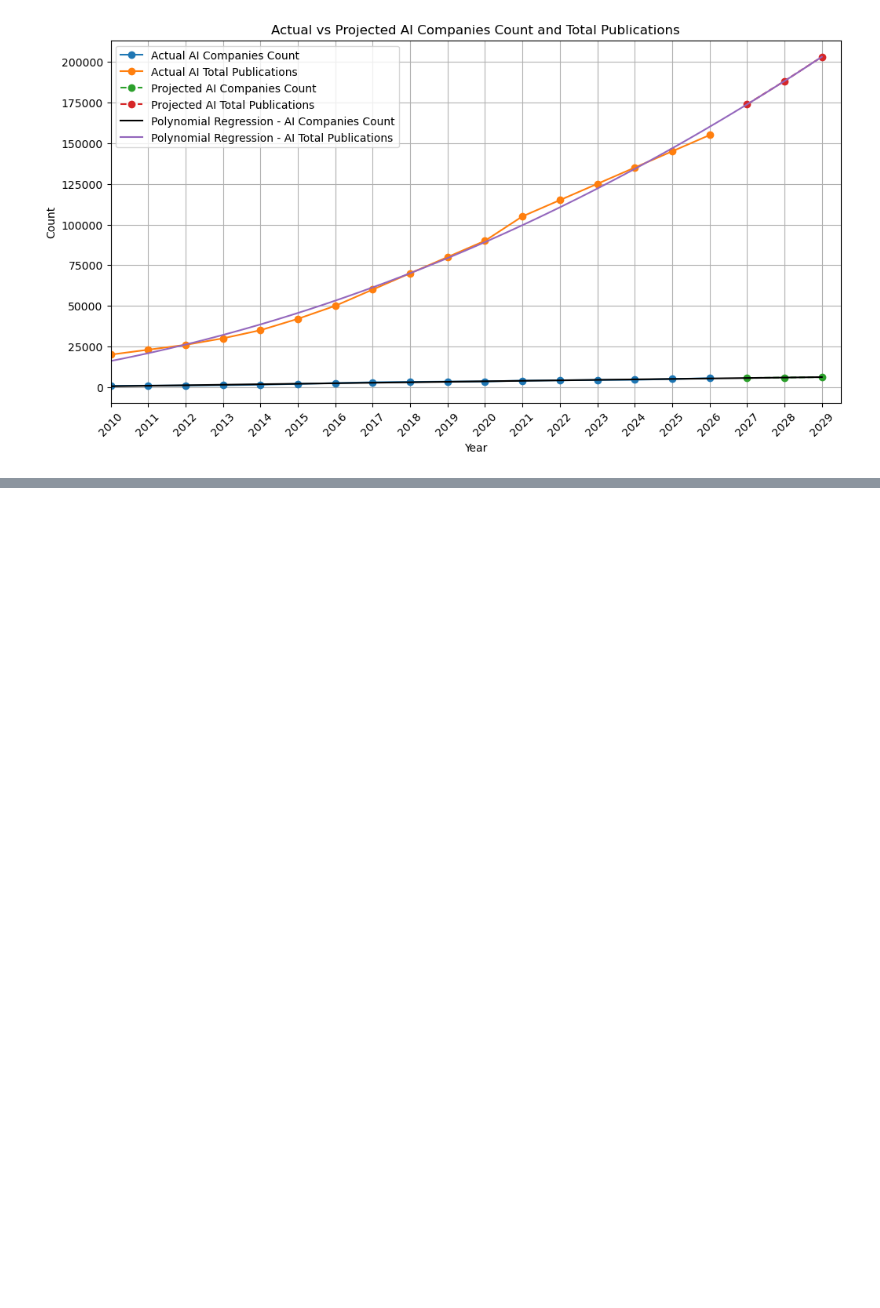
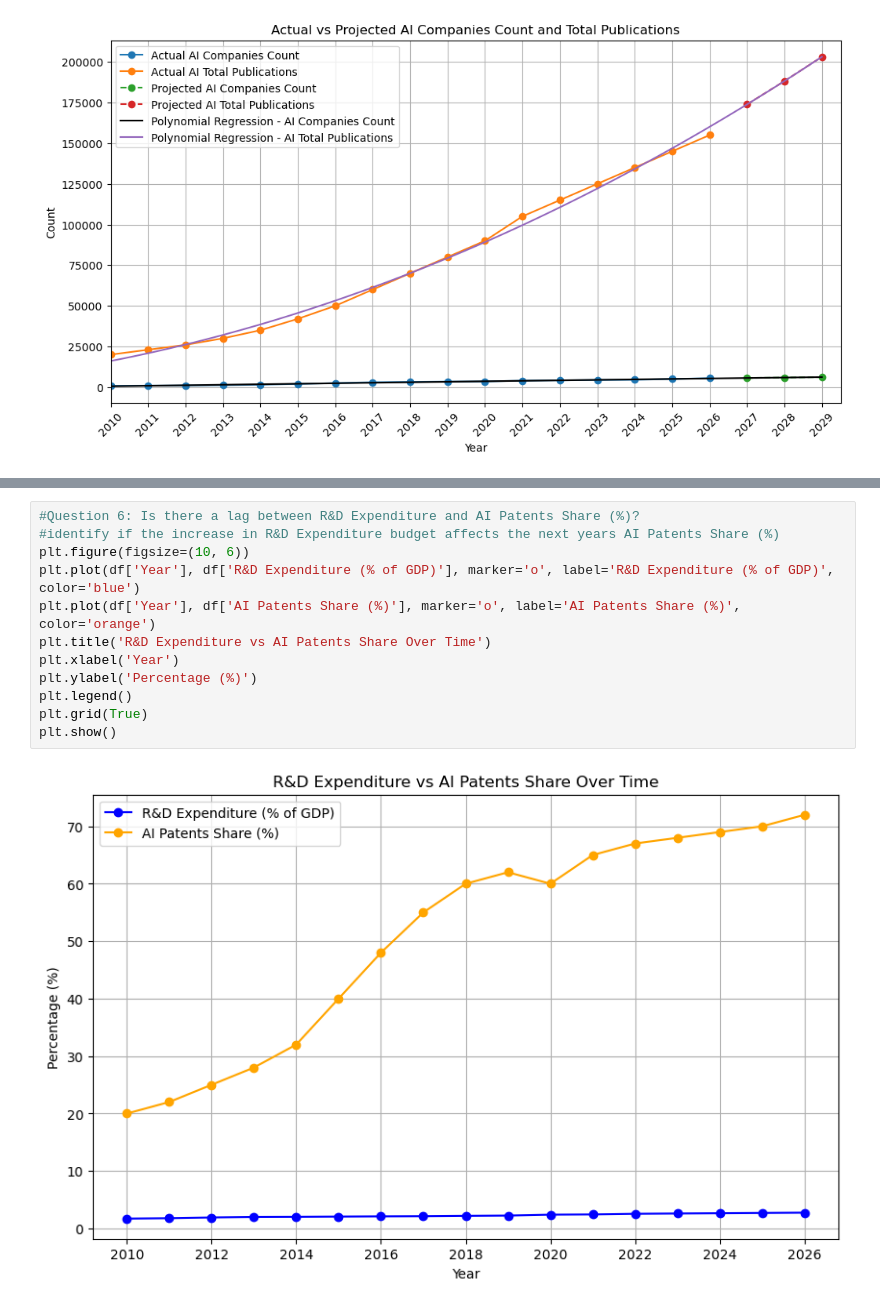
Before and after one commit to KutayAtlas2/Data-Analyzing-Project, a Jupyter notebook: analyzer.ipynb, the cells around one changed output, grey strips where cells are left out. Cells and saved outputs as stored; diff of their text form; blank space fills up the shorter version.

```diff
--- a/analyzer.ipynb
+++ b/analyzer.ipynb
@@ -166,0 +179,14 @@ Year: 2029, Projected AI Companies Count: 6177, Projected AI Total Publications:
+# %%
+#Question 6: Is there a lag between R&D Expenditure and AI Patents Share (%)?
+#identify if the increase in R&D Expenditure budget affects the next years AI Patents Share (%)
+plt.figure(figsize=(10, 6))
+plt.plot(df['Year'], df['R&D Expenditure (% of GDP)'], marker='o', label='R&D Expenditure (% of GDP)', color='blue')
+plt.plot(df['Year'], df['AI Patents Share (%)'], marker='o', label='AI Patents Share (%)', color='orange')
+plt.title('R&D Expenditure vs AI Patents Share Over Time')
+plt.xlabel('Year')
+plt.ylabel('Percentage (%)')
+plt.legend()
+plt.grid(True)
+plt.show()
+# %% [output]
+[figure, added]
```
Also changed, not shown: parts of 3 cells of this notebook, 1 other file.
